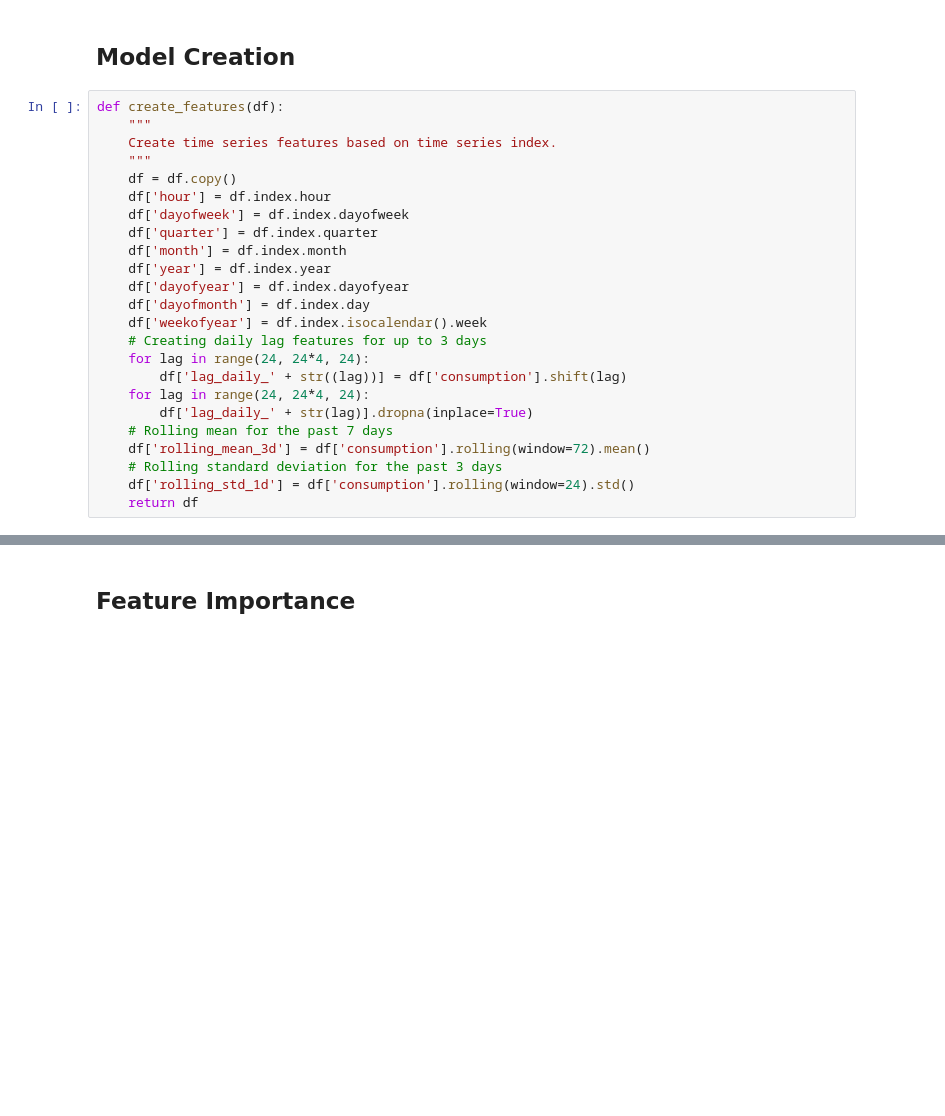
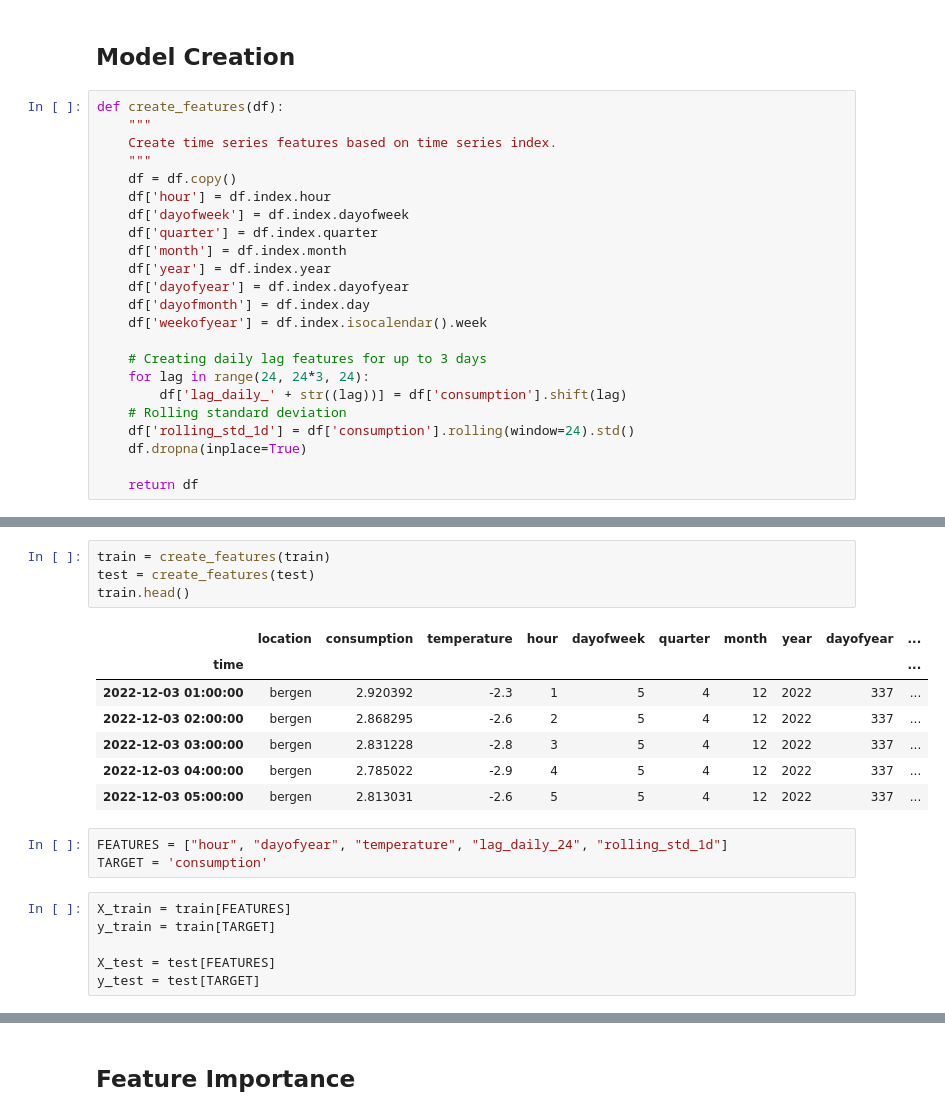
Before and after one commit to elibir/tdt4259-group75, a Jupyter notebook: xgboost.ipynb, the cells around one changed output, grey strips where cells are left out. Saved outputs shown, nothing was run; the diff lists cells and outputs as text; blank space fills up the shorter version.

```diff
--- a/xgboost.ipynb
+++ b/xgboost.ipynb
@@ -80,13 +84,12 @@ def create_features(df):
     df['dayofyear'] = df.index.dayofyear
     df['dayofmonth'] = df.index.day
     df['weekofyear'] = df.index.isocalendar().week
+
     # Creating daily lag features for up to 3 days
-    for lag in range(24, 24*4, 24):
+    for lag in range(24, 24*3, 24):
         df['lag_daily_' + str((lag))] = df['consumption'].shift(lag)
-    for lag in range(24, 24*4, 24):
-        df['lag_daily_' + str(lag)].dropna(inplace=True)
-    # Rolling mean for the past 7 days
-    df['rolling_mean_3d'] = df['consumption'].rolling(window=72).mean()
-    # Rolling standard deviation for the past 3 days
+    # Rolling standard deviation
     df['rolling_std_1d'] = df['consumption'].rolling(window=24).std()
+    df.dropna(inplace=True)
+
     return df
@@ -129,3 +96,24 @@ test.tail()
+# %%
+train = create_features(train)
+test = create_features(test)
+train.head()
+# %% [output]
+|  | location | consumption | temperature | hour | dayofweek | quarter | month | year | dayofyear | ... |
+| time |  |  |  |  |  |  |  |  |  | ... |
+| 2022-12-03 01:00:00 | bergen | 2.920392 | -2.3 | 1 | 5 | 4 | 12 | 2022 | 337 | ... |
+| 2022-12-03 02:00:00 | bergen | 2.868295 | -2.6 | 2 | 5 | 4 | 12 | 2022 | 337 | ... |
+| 2022-12-03 03:00:00 | bergen | 2.831228 | -2.8 | 3 | 5 | 4 | 12 | 2022 | 337 | ... |
+| 2022-12-03 04:00:00 | bergen | 2.785022 | -2.9 | 4 | 5 | 4 | 12 | 2022 | 337 | ... |
+| 2022-12-03 05:00:00 | bergen | 2.813031 | -2.6 | 5 | 5 | 4 | 12 | 2022 | 337 | ... |
+# %%
+FEATURES = ["hour", "dayofyear", "temperature", "lag_daily_24", "rolling_std_1d"]
+TARGET = 'consumption'
+# %%
+X_train = train[FEATURES]
+y_train = train[TARGET]
+
+X_test = test[FEATURES]
+y_test = test[TARGET]
 # %%
 reg = xgb.XGBRegressor(booster='gbtree',
                        n_estimators=1000,
```
Also changed, not shown: parts of 9 cells of this notebook, 2 other files.
